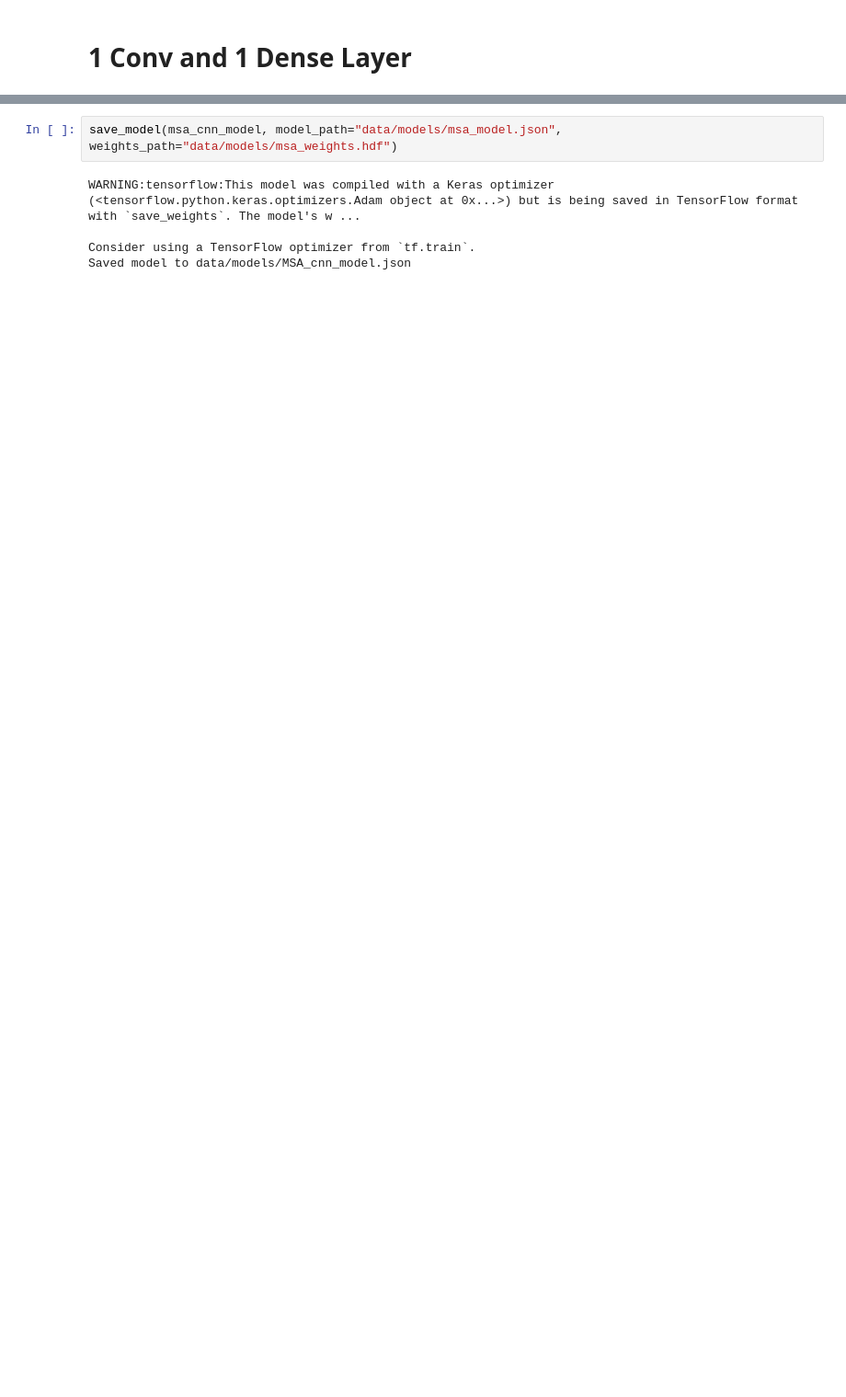
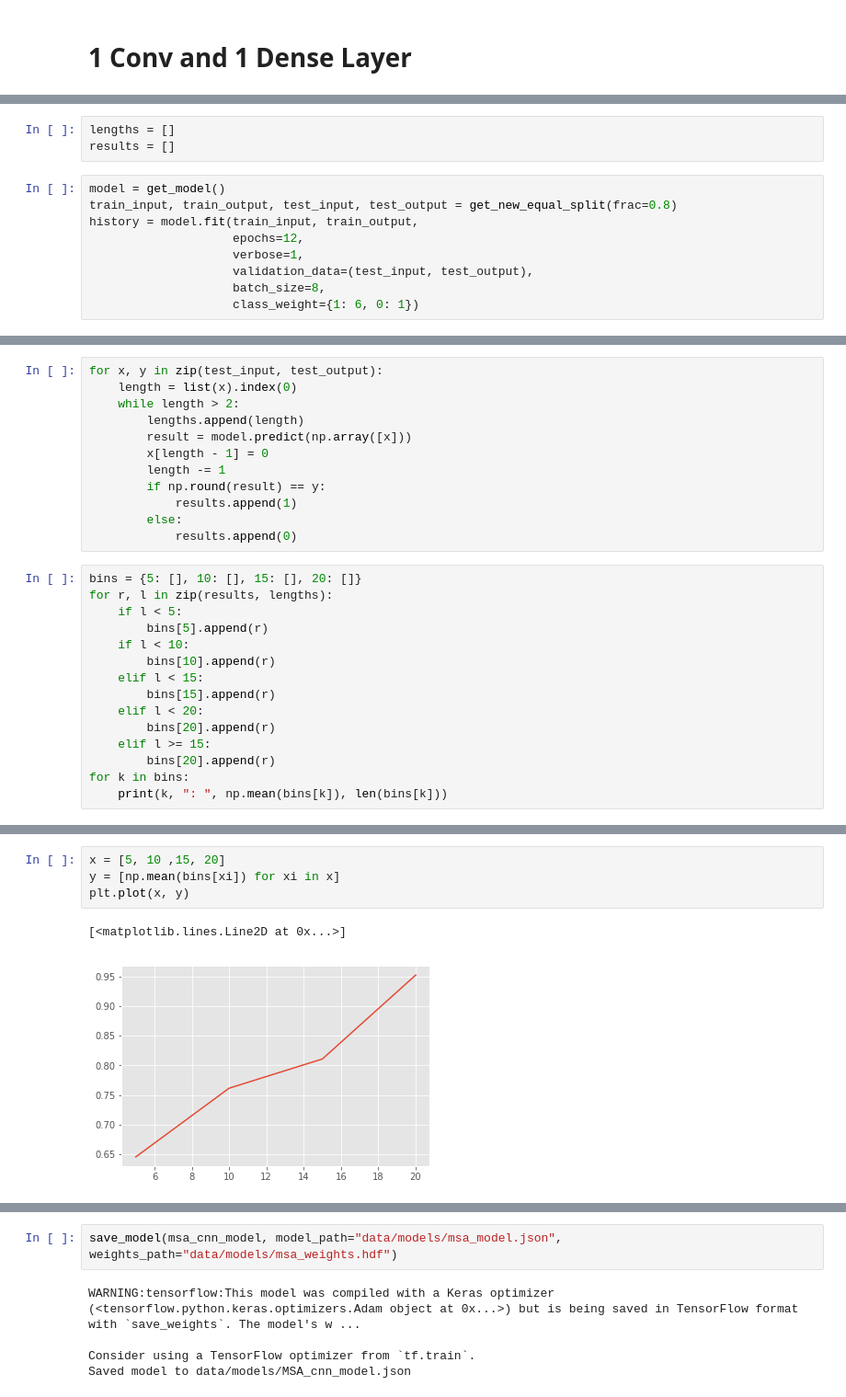
Before and after one commit to wlifferth/msc, a Jupyter notebook: MoralSentimentAnalysisCNN.ipynb, the cells around one changed output, grey strips where cells are left out. Shown: that part at 92% size. Cells and saved outputs as stored; diff of their text form; blank space fills up the shorter version.

```diff
--- a/MoralSentimentAnalysisCNN.ipynb
+++ b/MoralSentimentAnalysisCNN.ipynb
@@ -306,0 +421,12 @@ _________________________________________________________________
+# %%
+lengths = []
+results = []
+# %%
+model = get_model()
+train_input, train_output, test_input, test_output = get_new_equal_split(frac=0.8)
+history = model.fit(train_input, train_output,
+                    epochs=12,
+                    verbose=1,
+                    validation_data=(test_input, test_output),
+                    batch_size=8,
+                    class_weight={1: 6, 0: 1})
@@ -306,0 +451,27 @@ _________________________________________________________________
+# %%
+for x, y in zip(test_input, test_output):
+    length = list(x).index(0)
+    while length > 2:
+        lengths.append(length)
+        result = model.predict(np.array([x]))
+        x[length - 1] = 0
+        length -= 1
+        if np.round(result) == y:
+            results.append(1)
+        else:
+            results.append(0)
+# %%
+bins = {5: [], 10: [], 15: [], 20: []}
+for r, l in zip(results, lengths):
+    if l < 5:
+        bins[5].append(r)
+    if l < 10:
+        bins[10].append(r)
+    elif l < 15:
+        bins[15].append(r)
+    elif l < 20:
+        bins[20].append(r)
+    elif l >= 15:
+        bins[20].append(r)
+for k in bins:
+    print(k, ": ", np.mean(bins[k]), len(bins[k]))
@@ -306,0 +483,7 @@ _________________________________________________________________
+# %%
+x = [5, 10 ,15, 20]
+y = [np.mean(bins[xi]) for xi in x]
+plt.plot(x, y)
+# %% [output]
+[<matplotlib.lines.Line2D at 0x...>]
+[figure, added]
```
Also changed, not shown: parts of 39 cells of this notebook, 1 other file.
